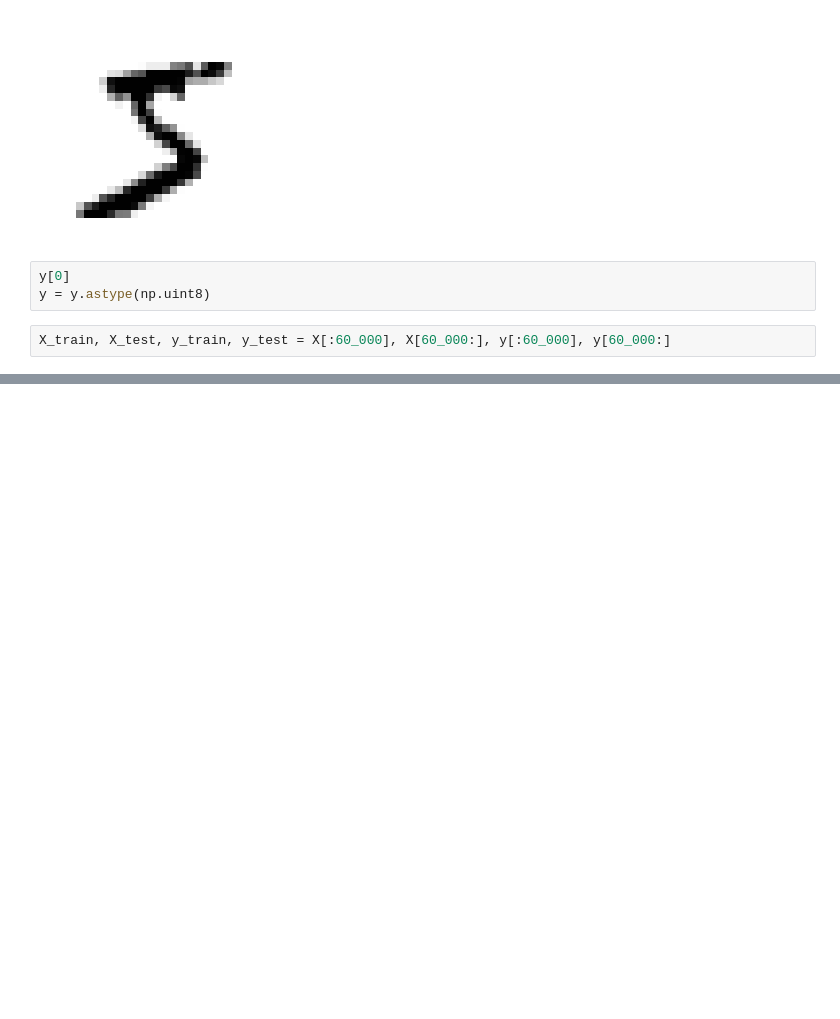
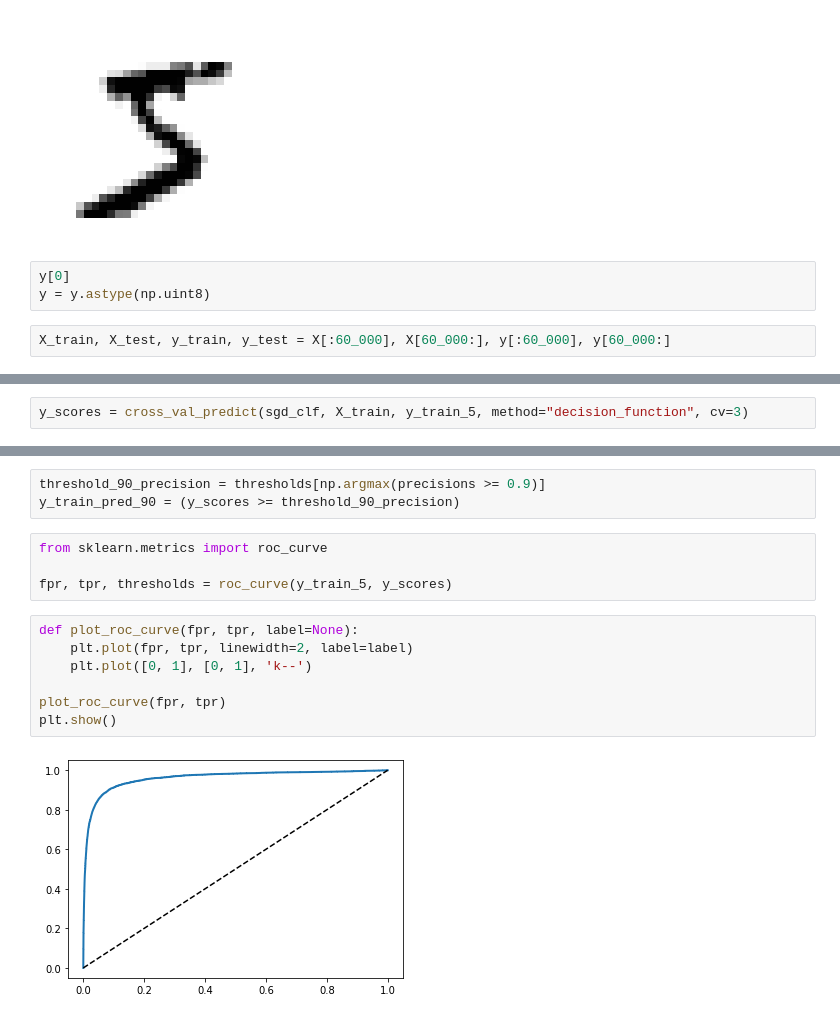
Before and after one commit to jihwanK/data_science, a Jupyter notebook: machine_learning/chapter3.ipynb, the cells around one changed output, grey strips where cells are left out. Drawn from its saved outputs; the diff is of its cells as text; blank space fills up the shorter version.

```diff
--- a/machine_learning/chapter3.ipynb
+++ b/machine_learning/chapter3.ipynb
@@ -70,0 +129,2 @@ for train_index, test_index in skfolds.split(X_train, y_train_5):
+# %%
+y_scores = cross_val_predict(sgd_clf, X_train, y_train_5, method="decision_function", cv=3)
@@ -70,0 +141,16 @@ for train_index, test_index in skfolds.split(X_train, y_train_5):
+# %%
+threshold_90_precision = thresholds[np.argmax(precisions >= 0.9)]
+y_train_pred_90 = (y_scores >= threshold_90_precision)
+# %%
+from sklearn.metrics import roc_curve
+
+fpr, tpr, thresholds = roc_curve(y_train_5, y_scores)
+# %%
+def plot_roc_curve(fpr, tpr, label=None):
+	plt.plot(fpr, tpr, linewidth=2, label=label)
+	plt.plot([0, 1], [0, 1], 'k--')
+
+plot_roc_curve(fpr, tpr)
+plt.show()
+# %% [output]
+[figure, added]
```
Also changed, not shown: parts of 27 cells of this notebook.
